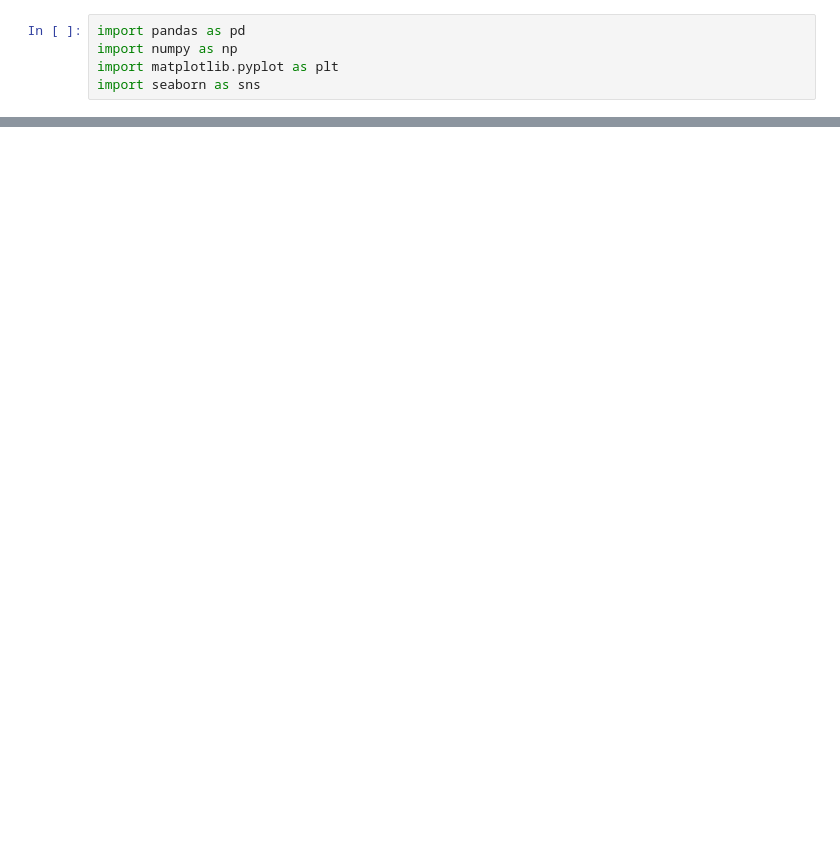
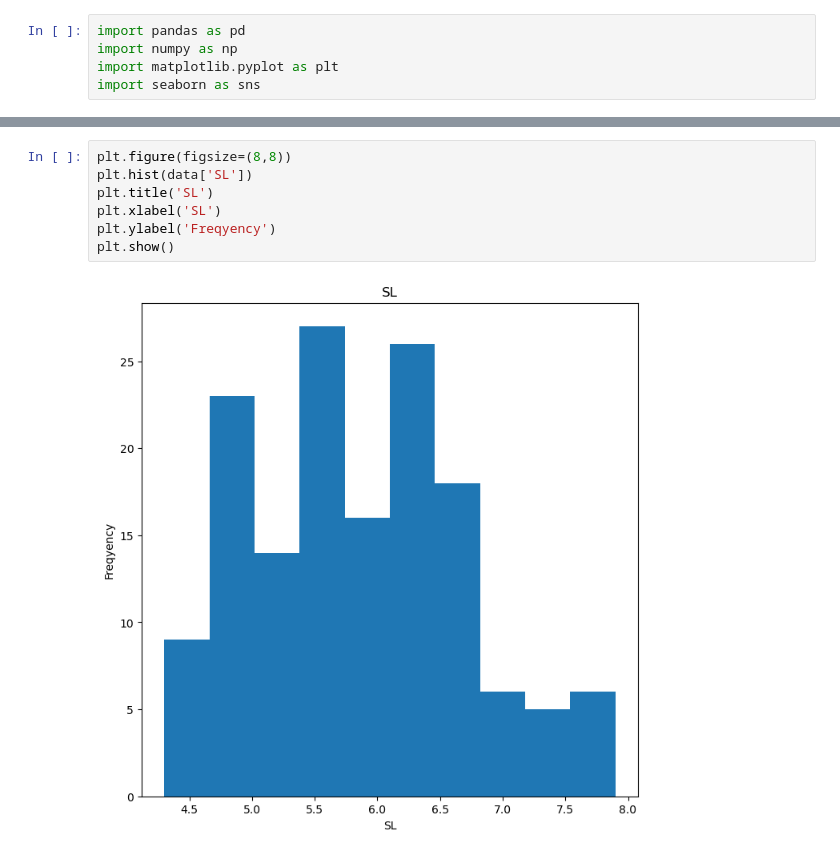
Before and after one commit to Princejose007/prince-jose, a Jupyter notebook: prince day 5.ipynb, the cells around one changed output, grey strips where cells are left out. Cells and saved outputs as stored; diff of their text form; blank space fills up the shorter version.

```diff
--- a/prince day 5.ipynb
+++ b/prince day 5.ipynb
@@ -9,0 +70,9 @@ FileNotFoundError: [Errno 2] No such file or directory: 'iris.xls'
+# %%
+plt.figure(figsize=(8,8))
+plt.hist(data['SL'])
+plt.title('SL')
+plt.xlabel('SL')
+plt.ylabel('Freqyency')
+plt.show()
+# %% [output]
+[figure, added]
```
Also changed, not shown: parts of 12 cells of this notebook.
